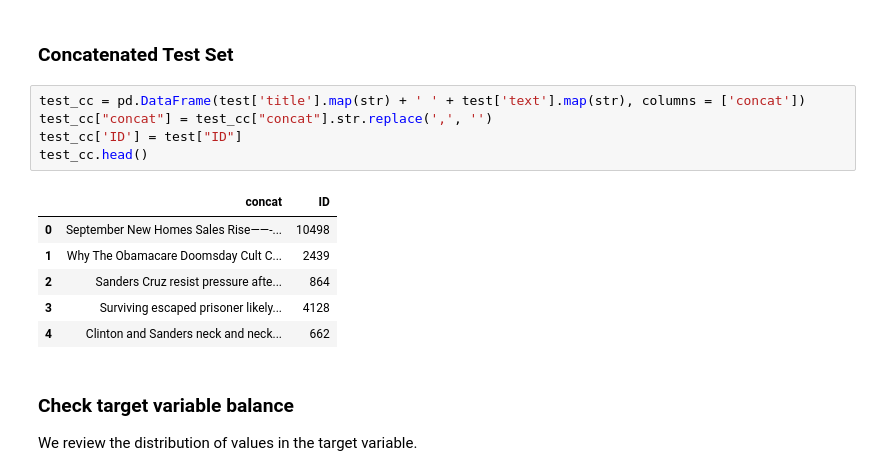
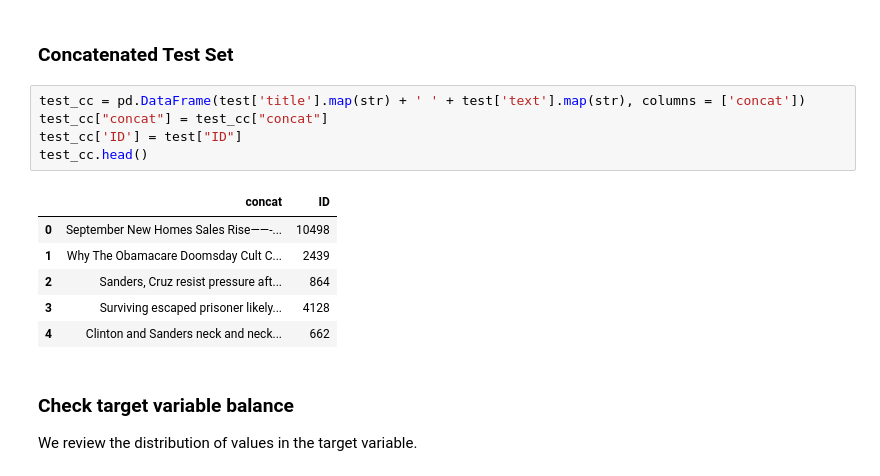
Before and after one commit to rahico91/NLP_Fake_News_Classification, a Jupyter notebook: Fake_vs_Real_Classification.ipynb, the cells around one changed output. Drawn from its saved outputs; the diff is of its cells as text.

```diff
--- a/Fake_vs_Real_Classification.ipynb
+++ b/Fake_vs_Real_Classification.ipynb
@@ -139,14 +139,14 @@ train_cc.head()
 ### Concatenated Test Set
 # %%
 test_cc = pd.DataFrame(test['title'].map(str) + ' ' + test['text'].map(str), columns = ['concat'])
-test_cc["concat"] = test_cc["concat"].str.replace(',', '')
+test_cc["concat"] = test_cc["concat"]
 test_cc['ID'] = test["ID"]
 test_cc.head()
 # %% [output]
 |  | concat | ID |
 | 0 | September New Homes Sales Rise——-... | 10498 |
 | 1 | Why The Obamacare Doomsday Cult C... | 2439 |
-| 2 | Sanders Cruz resist pressure afte... | 864 |
+| 2 | Sanders, Cruz resist pressure aft... | 864 |
 | 3 | Surviving escaped prisoner likely... | 4128 |
 | 4 | Clinton and Sanders neck and neck... | 662 |
 # %% [markdown]
```
Also changed, not shown: parts of 9 cells of this notebook.
